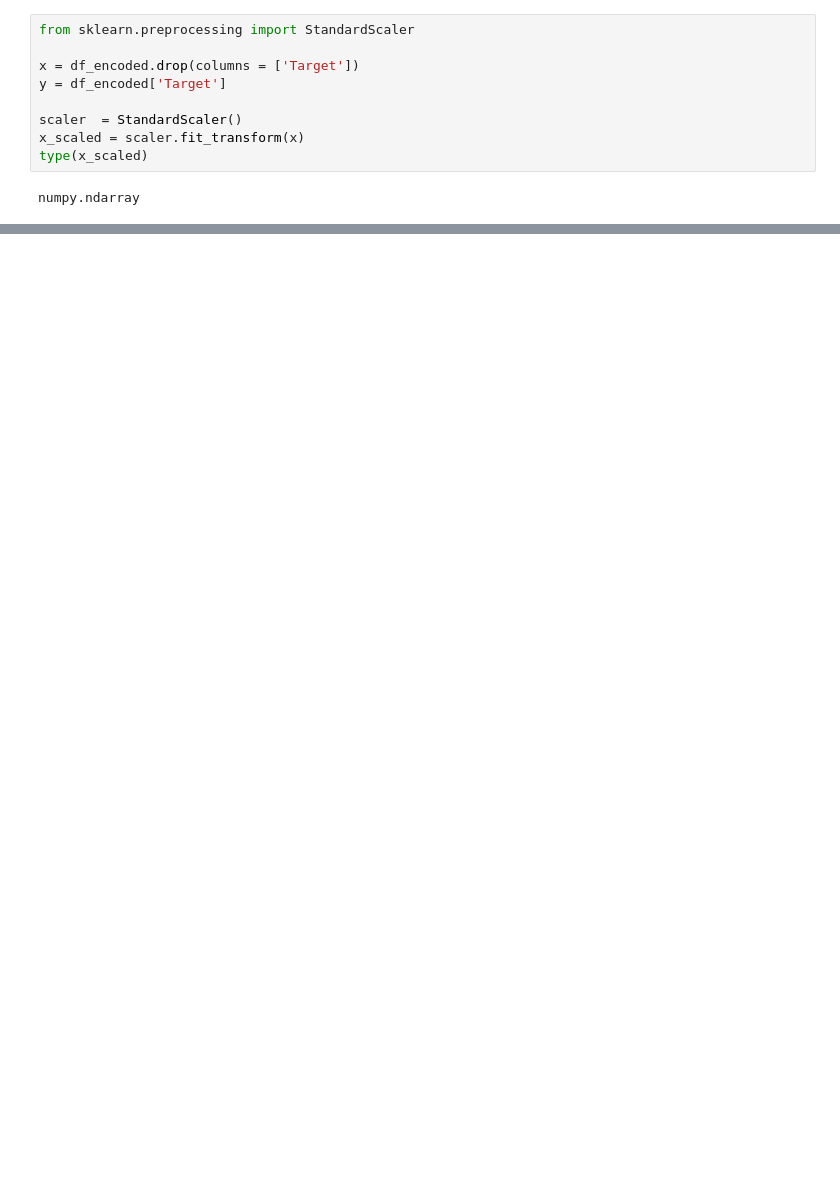
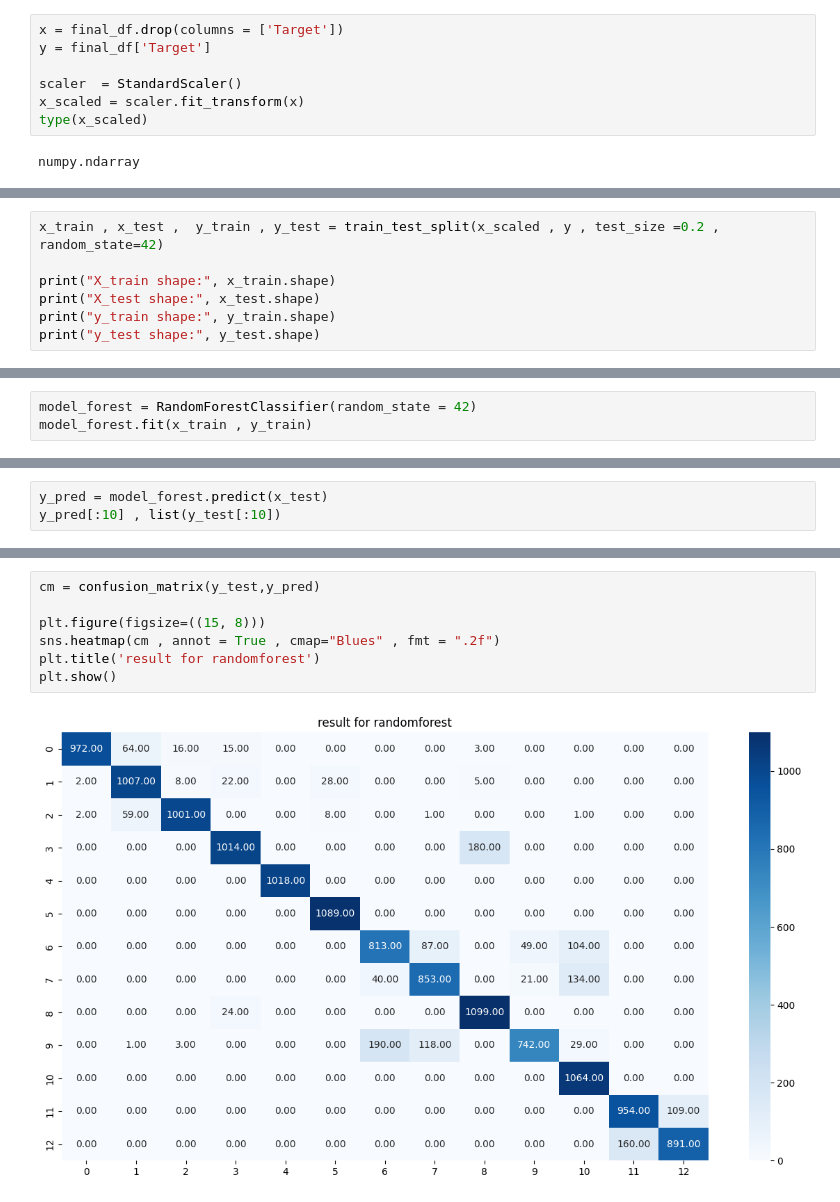
Before and after one commit to SaherHassaballa/Disease_analysis_prediction, a Jupyter notebook: analysis copy.ipynb, the cells around one changed output, grey strips where cells are left out. Saved outputs shown, nothing was run; the diff lists cells and outputs as text; blank space fills up the shorter version.

Commit message:
update in models & add deployment file

```diff
--- a/analysis copy.ipynb
+++ b/analysis copy.ipynb
@@ -782,10 +839,8 @@ plt.show()
 # %% [markdown]
 # after scaling ready to modeling
 # %%
-from sklearn.preprocessing import StandardScaler
-
-x = df_encoded.drop(columns = ['Target'])
-y = df_encoded['Target']
+x = final_df.drop(columns = ['Target'])
+y = final_df['Target']
 
 scaler  = StandardScaler()
 x_scaled = scaler.fit_transform(x)
@@ -802,0 +859,7 @@ x_scaled.head(2)
+# %%
+x_train , x_test ,  y_train , y_test = train_test_split(x_scaled , y , test_size =0.2 ,  random_state=42)
+
+print("X_train shape:", x_train.shape)
+print("X_test shape:", x_test.shape)
+print("y_train shape:", y_train.shape)
+print("y_test shape:", y_test.shape)
@@ -802,0 +873,3 @@ x_scaled.head(2)
+# %%
+model_forest = RandomForestClassifier(random_state = 42)
+model_forest.fit(x_train , y_train)
@@ -802,0 +878,3 @@ x_scaled.head(2)
+# %%
+y_pred = model_forest.predict(x_test)
+y_pred[:10] , list(y_test[:10])
@@ -802,0 +912,9 @@ x_scaled.head(2)
+# %%
+cm = confusion_matrix(y_test,y_pred)
+
+plt.figure(figsize=((15, 8)))
+sns.heatmap(cm , annot = True , cmap="Blues" , fmt = ".2f")
+plt.title('result for randomforest')
+plt.show()
+# %% [output]
+[figure, added]
```
Also changed, not shown: parts of 29 cells of this notebook, 1 other file.
